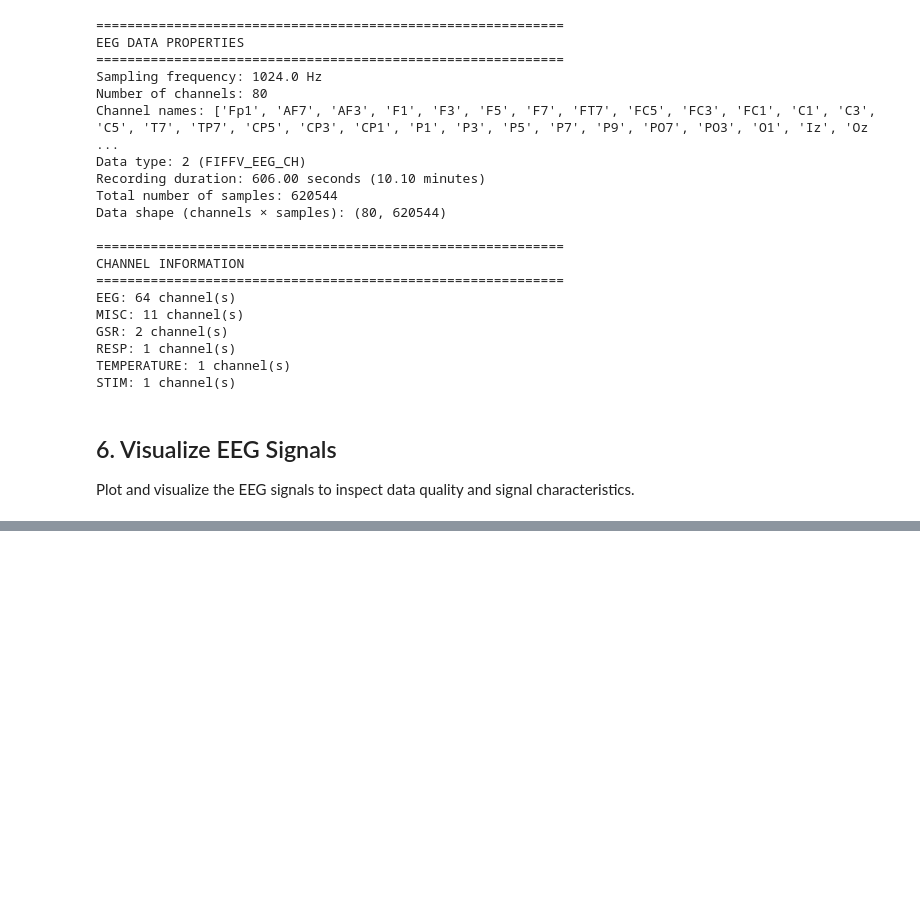
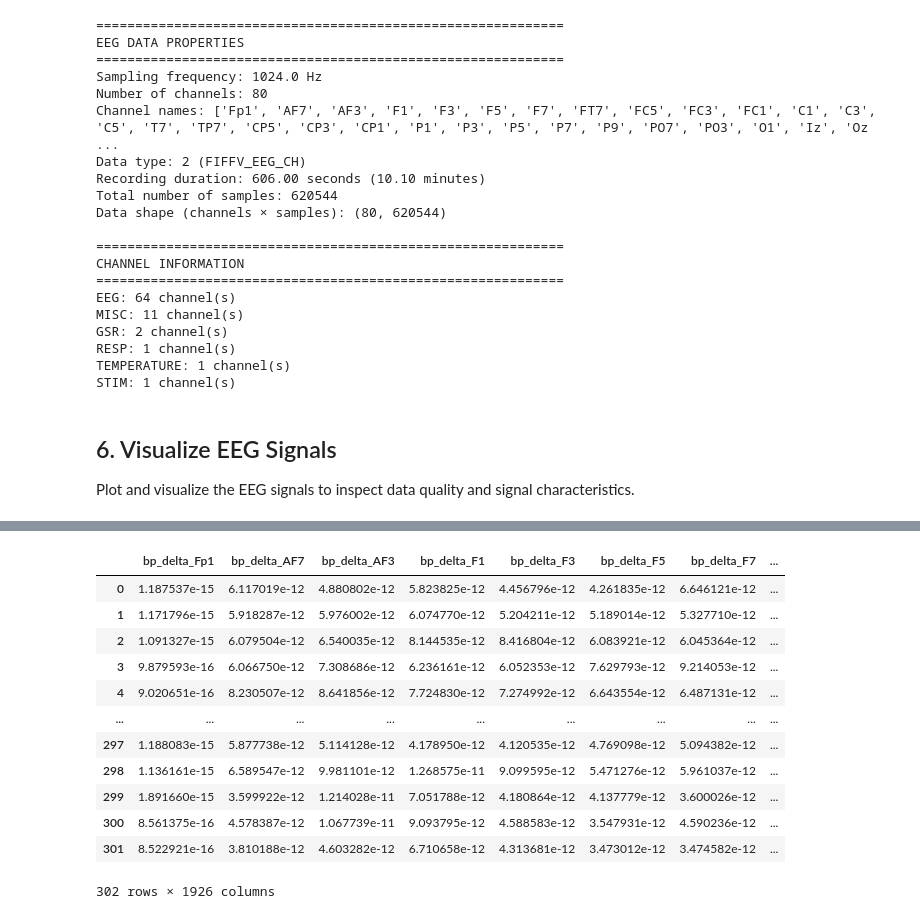
Before and after one commit to bintaDouk/EEG-Meditation-App, a Jupyter notebook: BIDS_EEG_Reader.ipynb, the cells around one changed output, grey strips where cells are left out. Drawn from its saved outputs; the diff is of its cells as text; code cells hidden in the pictures; blank space fills up the shorter version.

```diff
--- a/BIDS_EEG_Reader.ipynb
+++ b/BIDS_EEG_Reader.ipynb
@@ -574,48 +567,6 @@ def feature_extraction(raw_clean, freq_bands=FREQ_BANDS, epoch_duration=2.0):
     #df_conn,
 
     return df_features, epochs, psd_data, freqs
-# %%
-def feature_extraction(raw_clean, freq_bands=FREQ_BANDS, epoch_duration=2.0):
-    """
-    Run the full feature pipeline on a preprocessed Raw object.
-    Returns
-    -------
-    df_features : DataFrame, one row per epoch
-    epochs      : mne.Epochs  (kept for downstream use)
-    psd_data    : (n_epochs, n_ch, n_freqs)
-    freqs       : (n_freqs,)
-    """
-    # ── Epoch ───────────────────────────────────────────────────────────────
-    events = mne.make_fixed_length_events(raw_clean, duration=epoch_duration)
-    epochs = mne.Epochs(
-        raw_clean, events,
-        tmin=0, tmax=epoch_duration,
-        baseline=None, preload=True,
-    )
-    ch_names = epochs.ch_names
-    data     = epochs.get_data()                          # (n_epochs, n_ch, n_times)
-
-    # ── PSD ─────────────────────────────────────────────────────────────────
-    psd_obj           = epochs.compute_psd(
-        method="welch", fmin=1, fmax=45, n_fft=256, n_overlap=128
-    )
-    ch_names_psd = psd_obj.ch_names
-    psd_data, freqs   = psd_obj.get_data(return_freqs=True)   # (n_epochs, n_ch, n_freqs)
-
-    # ── Feature blocks ──────────────────────────────────────────────────────
-    df_bp       = bandpower_to_df(psd_data, freqs, ch_names_psd, freq_bands)
-    df_time     = time_features(data, ch_names)
-    df_hjorth   = hjorth_to_df(data, ch_names)
-    df_hjorth_b = hjorth_per_band(epochs, freq_bands)
-    df_conn     = compute_connectivity_features(epochs, freq_bands)
-    df_entropy  = compute_entropy_features(psd_data, freqs, freq_bands)
-
-    df_features = pd.concat(
-        [df_bp, df_time, df_hjorth, df_hjorth_b, df_conn, df_entropy],
-        axis=1,
-    )
-
-    return df_features, epochs, psd_data, freqs
 # %%
 class MeditationScorer:
     """
@@ -1160,0 +870,16 @@ def feature_extraction(raw_clean):
+# %%
+df_features
+# %% [output]
+|  | bp_delta_Fp1 | bp_delta_AF7 | bp_delta_AF3 | bp_delta_F1 | bp_delta_F3 | bp_delta_F5 | bp_delta_F7 | ... |
+| 0 | 1.187537e-15 | 6.117019e-12 | 4.880802e-12 | 5.823825e-12 | 4.456796e-12 | 4.261835e-12 | 6.646121e-12 | ... |
+| 1 | 1.171796e-15 | 5.918287e-12 | 5.976002e-12 | 6.074770e-12 | 5.204211e-12 | 5.189014e-12 | 5.327710e-12 | ... |
+| 2 | 1.091327e-15 | 6.079504e-12 | 6.540035e-12 | 8.144535e-12 | 8.416804e-12 | 6.083921e-12 | 6.045364e-12 | ... |
+| 3 | 9.879593e-16 | 6.066750e-12 | 7.308686e-12 | 6.236161e-12 | 6.052353e-12 | 7.629793e-12 | 9.214053e-12 | ... |
+| 4 | 9.020651e-16 | 8.230507e-12 | 8.641856e-12 | 7.724830e-12 | 7.274992e-12 | 6.643554e-12 | 6.487131e-12 | ... |
+| ... | ... | ... | ... | ... | ... | ... | ... | ... |
+| 297 | 1.188083e-15 | 5.877738e-12 | 5.114128e-12 | 4.178950e-12 | 4.120535e-12 | 4.769098e-12 | 5.094382e-12 | ... |
+| 298 | 1.136161e-15 | 6.589547e-12 | 9.981101e-12 | 1.268575e-11 | 9.099595e-12 | 5.471276e-12 | 5.961037e-12 | ... |
+| 299 | 1.891660e-15 | 3.599922e-12 | 1.214028e-11 | 7.051788e-12 | 4.180864e-12 | 4.137779e-12 | 3.600026e-12 | ... |
+| 300 | 8.561375e-16 | 4.578387e-12 | 1.067739e-11 | 9.093795e-12 | 4.588583e-12 | 3.547931e-12 | 4.590236e-12 | ... |
+| 301 | 8.522921e-16 | 3.810188e-12 | 4.603282e-12 | 6.710658e-12 | 4.313681e-12 | 3.473012e-12 | 3.474582e-12 | ... |
+302 rows × 1926 columns
```
Also changed, not shown: parts of 9 cells of this notebook.
